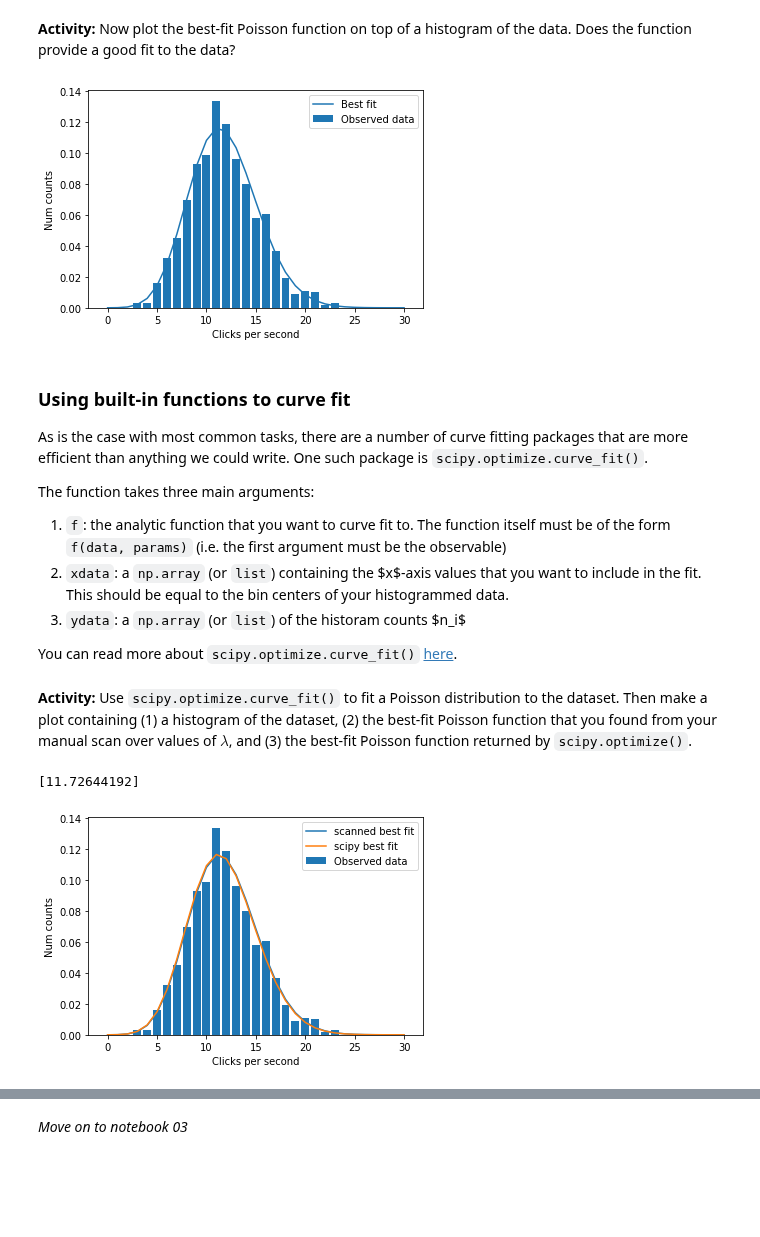
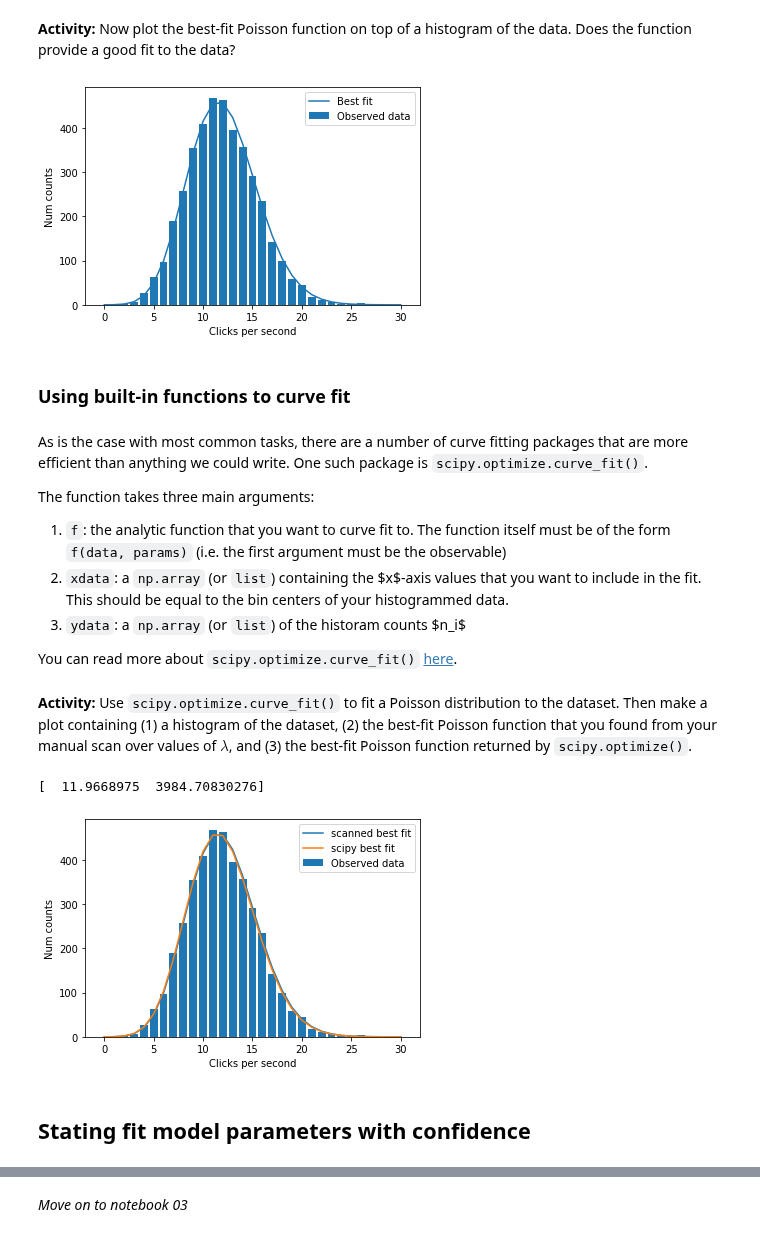
Before and after one commit to GDS-Education-Community-of-Practice/DSECOP, a Jupyter notebook: Intro_to_Data_Processing/02_introduction_to_curve_fitting.ipynb, the cells around one changed output, grey strips where cells are left out. Drawn from its saved outputs; the diff is of its cells as text; code cells hidden in the pictures; blank space fills up the shorter version.

Commit message:
Added pull plots, cleaned formatting

````diff
--- a/Intro_to_Data_Processing/02_introduction_to_curve_fitting.ipynb
+++ b/Intro_to_Data_Processing/02_introduction_to_curve_fitting.ipynb
@@ -39,13 +39,13 @@ $$p_{\lambda}(n) = \frac{\lambda^n e^{-\lambda}}{n!} $$
 # %%
 n_vals = np.linspace(0, 30, 31)
 
-def poisson(n, l):
+def poisson(n, l, N):
 
-  return [(l**x)*np.exp(-l) / np.math.factorial(x) for x in n]
+  return [N*(l**x)*np.exp(-l) / np.math.factorial(x) for x in n]
 
 plt.figure()
 for l in np.linspace(10,15,6):
-  plt.plot(n_vals, poisson(n_vals, l), label = "$\lambda$ = "+str(l))
+  plt.plot(n_vals, poisson(n_vals, l, 1000), label = "$\lambda$ = "+str(l))
 plt.legend()
 
 plt.xlabel("Clicks per minute")
@@ -114,13 +116,14 @@ def read_in_dataset(file_loc):
     return num_clicks_per_minute
 
 num_clicks_per_minute = read_in_dataset(dataset_location)
+N = len(num_clicks_per_minute)
 
 clicks_per_minute_bin_edges = np.linspace(-.5,30.5,32)
 clicks_per_minute_bin_centers = 0.5*(clicks_per_minute_bin_edges[1:]+clicks_per_minute_bin_edges[:-1])
 
+
   # We're using np.histogram() here as we don't necessarily need to see the plot of the histogram
-n_i, bins = np.histogram(num_clicks_per_minute, clicks_per_minute_bin_edges, density = "True")
-
+n_i, bins = np.histogram(num_clicks_per_minute, bins = clicks_per_minute_bin_edges, density = False)
 # Determine what values of the Poisson parameter $\lambda$ to trial
 trial_lam_vals = np.linspace(10,20,40)
 trial_losses = []
@@ -128,7 +131,7 @@ trial_losses = []
 # For every trial value $\lambda$, calculate the loss between the observed data and the corresponding trial Poisson fit function
 for trial_lam in trial_lam_vals:
 
-  fit_vals = list(poisson(clicks_per_minute_bin_centers, trial_lam))
+  fit_vals = list(poisson(clicks_per_minute_bin_centers, trial_lam, N))
   trial_loss = least_sq_loss(n_i, fit_vals)
   trial_losses.append(trial_loss)
 
@@ -150,18 +153,18 @@ Value of $\lambda$ that minimizes the loss: 11.794871794871796
 # %%
 plt.figure()
 plt.bar(clicks_per_minute_bin_centers, n_i, label = "Observed data")
-plt.plot(clicks_per_minute_bin_centers, poisson(clicks_per_minute_bin_centers, min_lambda), label = "Best fit")
+plt.plot(clicks_per_minute_bin_centers, poisson(clicks_per_minute_bin_centers, min_lambda, N), label = "Best fit")
 
 plt.legend()
 
-plt.xlabel("Clicks per second")
+plt.xlabel("Clicks per minute")
 plt.ylabel("Num counts")
 plt.show()
 # %% [output]
-[figure, old version]
+[figure, new version]
+# %% [markdown]
+### Using built-in functions to curve fit
 # %% [markdown]
-### Using built-in functions to curve fit
-
 As is the case with most common tasks, there are a number of curve fitting packages that are more efficient than anything we could write. One such package is ```scipy.optimize.curve_fit()```.
 
 The function takes three main arguments:
@@ -176,22 +179,22 @@
 # %%
 from scipy.optimize import curve_fit
 
 
 popt, pcov = curve_fit(poisson, clicks_per_minute_bin_centers, n_i)
-print(popt)
-
 
 
 plt.figure()
 plt.bar(clicks_per_minute_bin_centers, n_i, label = "Observed data")
-plt.plot(clicks_per_minute_bin_centers, poisson(clicks_per_minute_bin_centers, min_lambda) , label = "scanned best fit")
+plt.plot(clicks_per_minute_bin_centers, poisson(clicks_per_minute_bin_centers, min_lambda, N) , label = "scanned best fit")
 plt.plot(clicks_per_minute_bin_centers, poisson(clicks_per_minute_bin_centers, *popt), label = "scipy best fit")
 
 plt.legend()
 
-plt.xlabel("Clicks per second")
+plt.xlabel("Clicks per minute")
 plt.ylabel("Num counts")
 plt.show()
 # %% [output]
-[11.72644192]
+[  11.9668975  3984.70830276]
-[figure, old version]
+[figure, new version]
+# %% [markdown]
+## Stating fit model parameters with confidence
````
Also changed, not shown: parts of 20 cells of this notebook, 5 other files.
